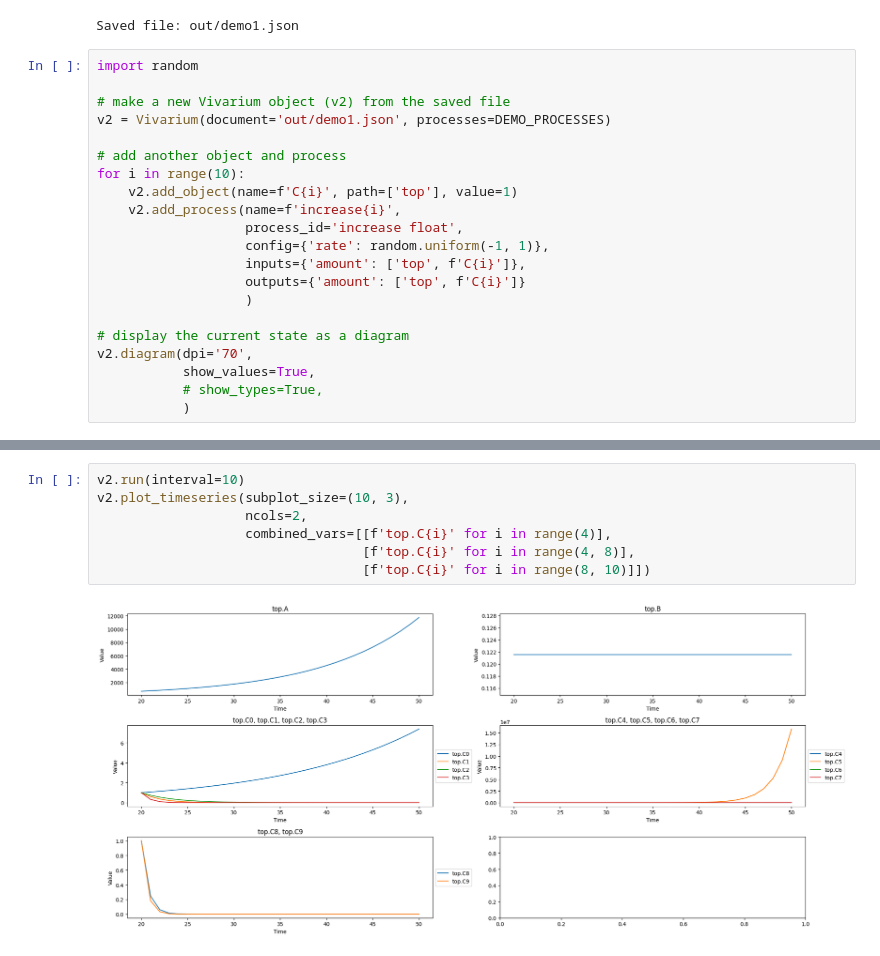
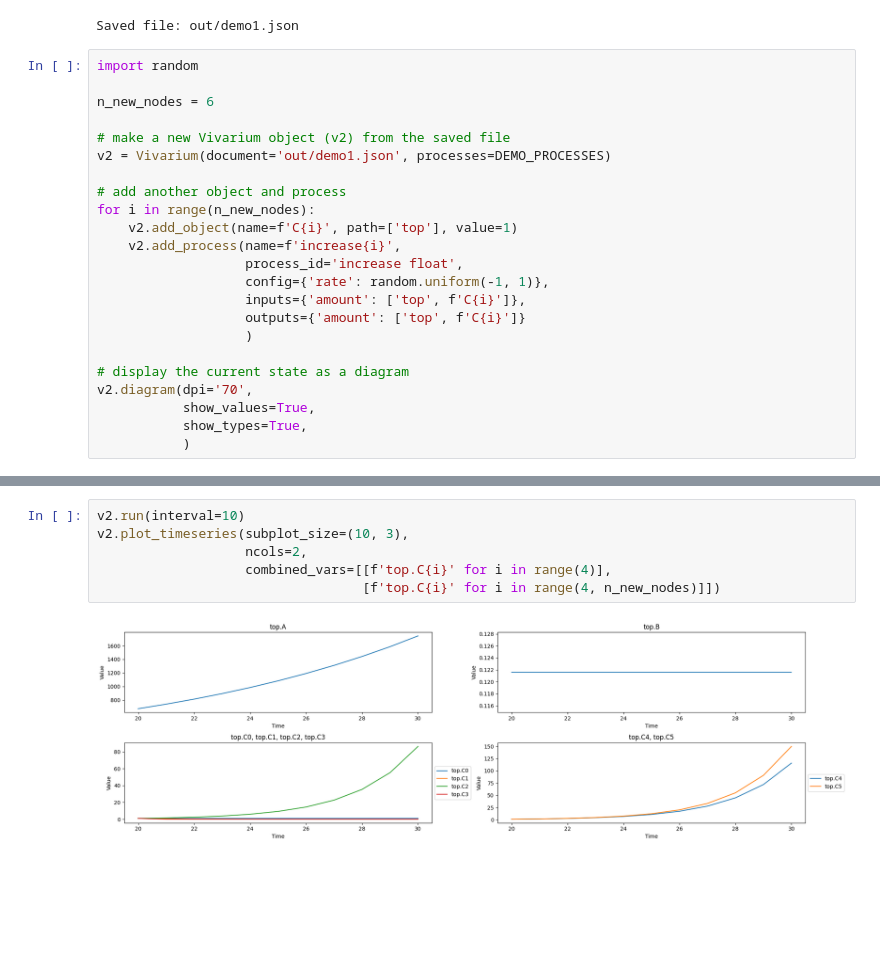
Before and after one commit to vivarium-collective/vivarium-interface, a Jupyter notebook: notebooks/demo.ipynb, the cells around one changed output, grey strips where cells are left out. Cells and saved outputs as stored; diff of their text form; blank space fills up the shorter version.

```diff
--- a/notebooks/demo.ipynb
+++ b/notebooks/demo.ipynb
@@ -196,12 +192,14 @@ v.save(filename='demo1')
 Saved file: out/demo1.json
 # %%
 import random
+
+n_new_nodes = 6
 
 # make a new Vivarium object (v2) from the saved file
 v2 = Vivarium(document='out/demo1.json', processes=DEMO_PROCESSES)
 
 # add another object and process
-for i in range(10):
+for i in range(n_new_nodes):
     v2.add_object(name=f'C{i}', path=['top'], value=1)
     v2.add_process(name=f'increase{i}',
                    process_id='increase float',
@@ -213,6 +211,6 @@ for i in range(10):
 # display the current state as a diagram
 v2.diagram(dpi='70',
            show_values=True,
-           # show_types=True,
+           show_types=True,
            )
 # %% [output]
@@ -221,12 +218,11 @@ Writing out/diagram
 # %%
 v2.run(interval=10)
 v2.plot_timeseries(subplot_size=(10, 3),
                    ncols=2,
                    combined_vars=[[f'top.C{i}' for i in range(4)],
-                                  [f'top.C{i}' for i in range(4, 8)],
-                                  [f'top.C{i}' for i in range(8, 10)]])
+                                  [f'top.C{i}' for i in range(4, n_new_nodes)]])
 # %% [output]
-[figure, old version]
+[figure, new version]
 # %%
 v2.diagram(dpi='70',
            show_values=True,
```
Also changed, not shown: parts of 8 cells of this notebook, 1 other file.
